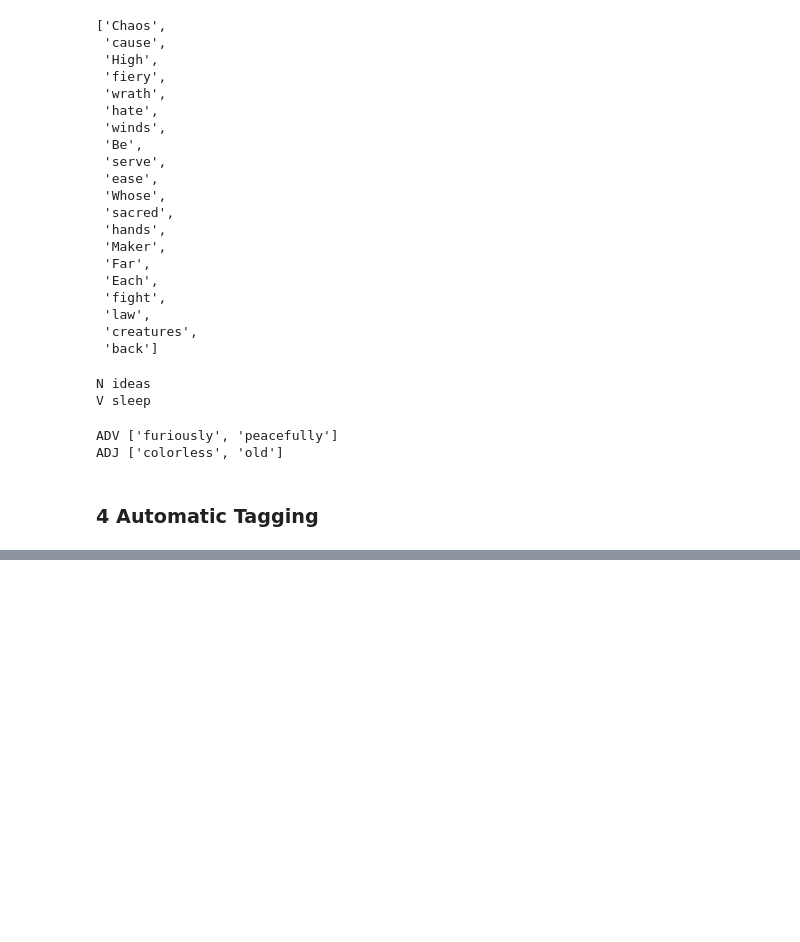
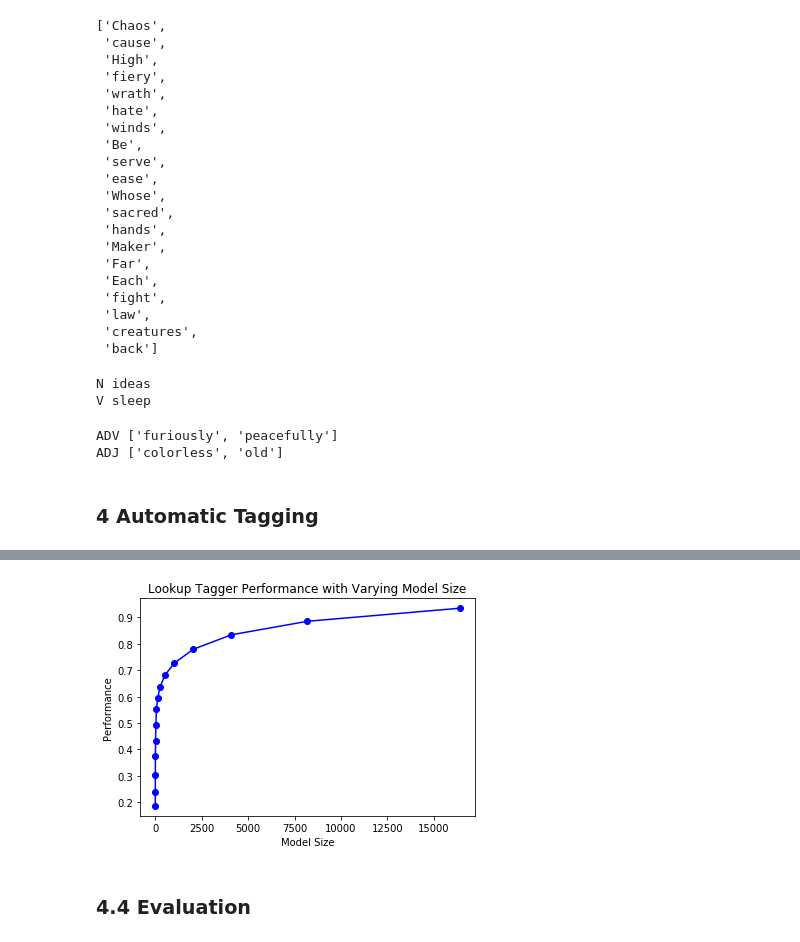
Before and after one commit to bastomy/TugasBesar, a Jupyter notebook: chapter5.ipynb, the cells around one changed output, grey strips where cells are left out. Saved outputs shown, nothing was run; the diff lists cells and outputs as text; code cells hidden in the pictures; blank space fills up the shorter version.

```diff
--- a/chapter5.ipynb
+++ b/chapter5.ipynb
@@ -586,0 +706,7 @@ ADJ ['colorless', 'old']
+# %%
+fd = nltk.FreqDist(brown.words(categories='news'))
+cfd = nltk.ConditionalFreqDist(brown.tagged_words(categories='news'))
+most_freq_words = fd.most_common(100)
+likely_tags = dict((word, cfd[word].max()) for (word, _) in most_freq_words)
+baseline_tagger = nltk.UnigramTagger(model=likely_tags)
+baseline_tagger.evaluate(brown_tagged_sents)
@@ -586,0 +762,27 @@ ADJ ['colorless', 'old']
+# %%
+baseline_tagger = nltk.UnigramTagger(model=likely_tags,
+                                     backoff=nltk.DefaultTagger('NN'))
+# %%
+def performance(cfd, wordlist):
+    lt = dict((word, cfd[word].max()) for word in wordlist)
+    baseline_tagger = nltk.UnigramTagger(model=lt, backoff=nltk.DefaultTagger('NN'))
+    return baseline_tagger.evaluate(brown.tagged_sents(categories='news'))
+
+def display():
+    import pylab
+    word_freqs = nltk.FreqDist(brown.words(categories='news')).most_common()
+    words_by_freq = [w for (w, _) in word_freqs]
+    cfd = nltk.ConditionalFreqDist(brown.tagged_words(categories='news'))
+    sizes = 2 ** pylab.arange(15)
+    perfs = [performance(cfd, words_by_freq[:size]) for size in sizes]
+    pylab.plot(sizes, perfs, '-bo')
+    pylab.title('Lookup Tagger Performance with Varying Model Size')
+    pylab.xlabel('Model Size')
+    pylab.ylabel('Performance')
+    pylab.show()
+# %%
+display()
+# %% [output]
+[figure, added]
+# %% [markdown]
+### 4.4   Evaluation
```
Also changed, not shown: parts of 69 cells of this notebook, 4 other files.
